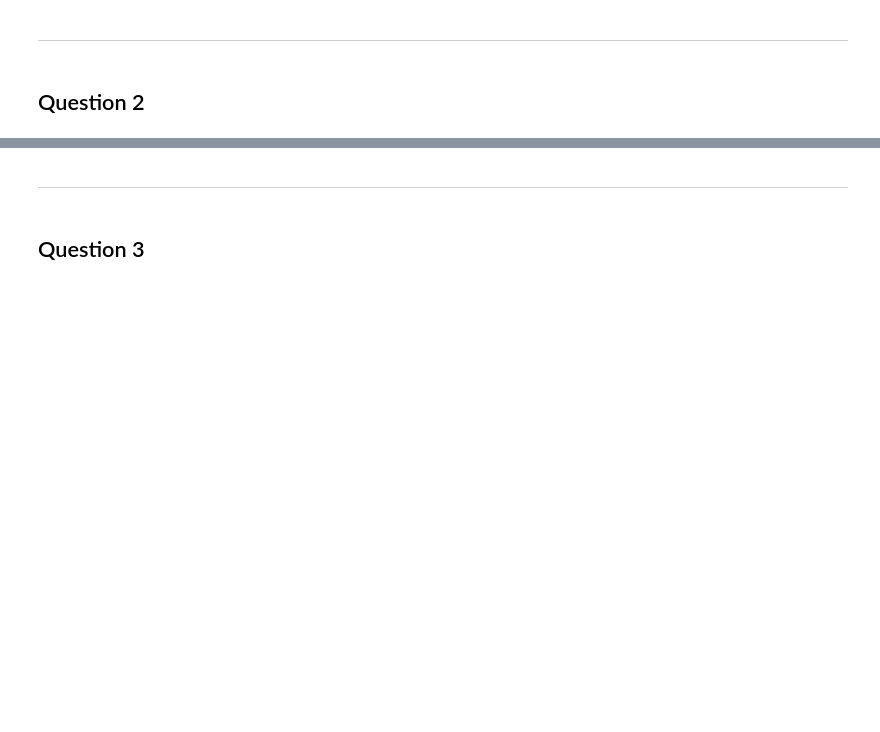
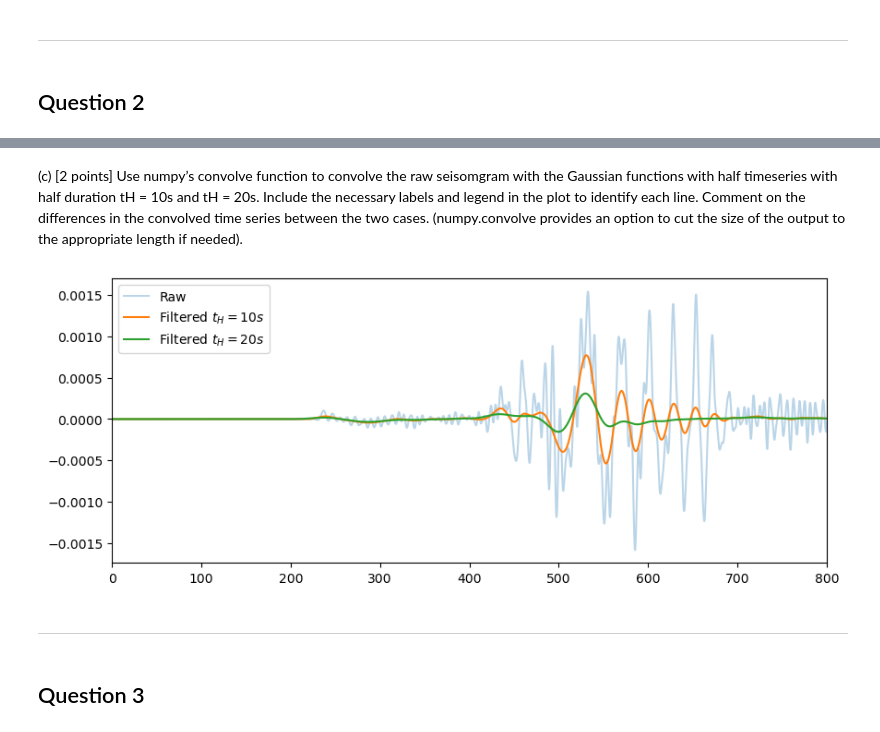
Before and after one commit to 21chengjk1/PHY408Labs, a Jupyter notebook: Lab2/Jack_Cheng_Lab2.ipynb, the cells around one changed output, grey strips where cells are left out. Saved outputs shown, nothing was run; the diff lists cells and outputs as text; code cells hidden in the pictures; blank space fills up the shorter version.

```diff
--- a/Lab2/Jack_Cheng_Lab2.ipynb
+++ b/Lab2/Jack_Cheng_Lab2.ipynb
@@ -50,3 +148,32 @@ needed).
+# %% [markdown]
+
+(c) [2 points] Use numpy’s convolve function to convolve the raw seisomgram with the Gaussian functions
+with half timeseries with half duration tH = 10s and tH = 20s. Include the necessary labels and legend
+in the plot to identify each line. Comment on the differences in the convolved time series between the
+two cases. (numpy.convolve provides an option to cut the size of the output to the appropriate length if
+needed).
+# %%
+dt = time_s[1] - time_s[0]
+# Resample Gaussian to match data's dt
+t_kernel = np.arange(-3*20, 3*20, dt)
+k10 = gaussian(t_kernel, 10) * dt # Multiply by dt for discrete approx
+k20 = gaussian(t_kernel, 20) * dt
+
+conv10 = np.convolve(disp, k10, mode='same')
+conv20 = np.convolve(disp, k20, mode='same')
+
+plt.figure(figsize=(10, 4))
+plt.plot(time_s, disp, alpha=0.3, label='Raw')
+plt.plot(time_s, conv10, label='Filtered $t_H=10s$')
+plt.plot(time_s, conv20, label='Filtered $t_H=20s$')
+plt.legend()
+plt.xlim(0, 800)
+plt.show()
+
+# Comment: Larger tH acts as a stronger low-pass filter,
+# smoothing out higher frequency arrivals.
+# %% [output]
+[figure, added]
 # %% [markdown]
 ***
 # %% [markdown]
```
Also changed, not shown: parts of 27 cells of this notebook, 2 other files.
